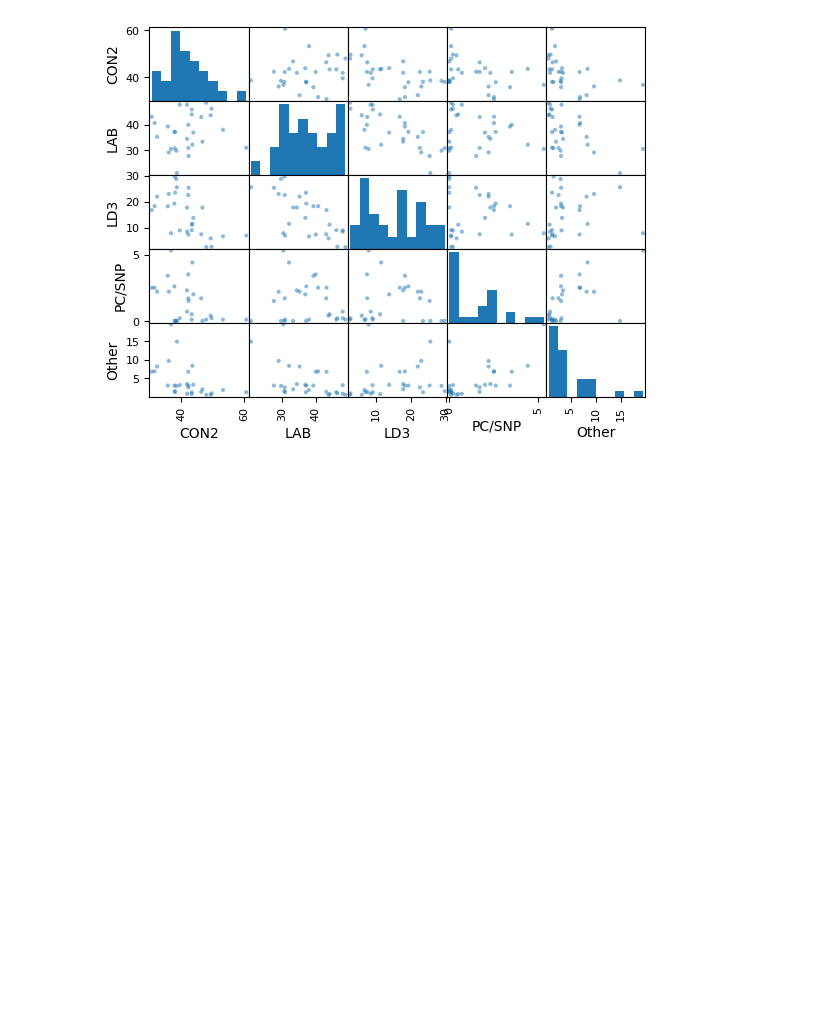
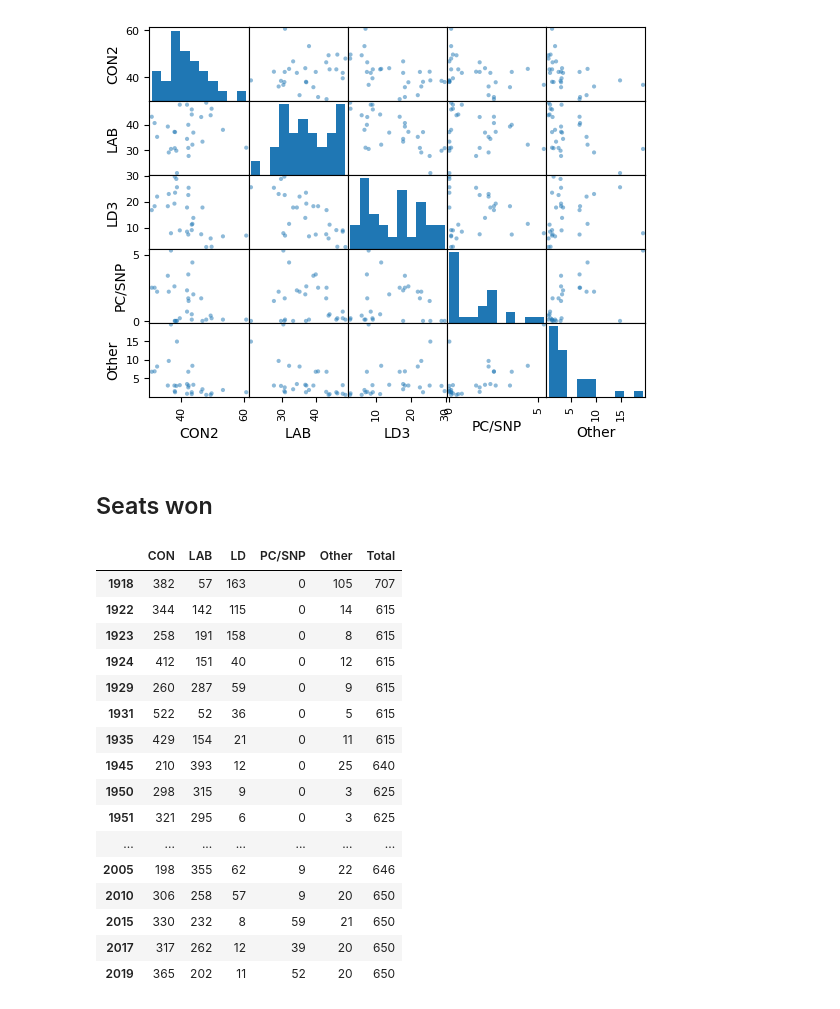
Before and after one commit to stelios-c/uk_votes, a Jupyter notebook: uk_elections.ipynb, the cells around one changed output. Drawn from its saved outputs; the diff is of its cells as text; code cells hidden in the pictures; blank space fills up the shorter version.

```diff
--- a/uk_elections.ipynb
+++ b/uk_elections.ipynb
@@ -39,3 +41,5 @@ array([[<Axes: xlabel='CON2', ylabel='CON2'>,
         <Axes: xlabel='PC/SNP', ylabel='Other'>,
         <Axes: xlabel='Other', ylabel='Other'>]], dtype=object)
 [figure]
+# %% [markdown]
+## Seats won
@@ -41,0 +48,20 @@ array([[<Axes: xlabel='CON2', ylabel='CON2'>,
+# %%
+elections_seats
+# %% [output]
+|  | CON | LAB | LD | PC/SNP | Other | Total |
+| 1918 | 382 | 57 | 163 | 0 | 105 | 707 |
+| 1922 | 344 | 142 | 115 | 0 | 14 | 615 |
+| 1923 | 258 | 191 | 158 | 0 | 8 | 615 |
+| 1924 | 412 | 151 | 40 | 0 | 12 | 615 |
+| 1929 | 260 | 287 | 59 | 0 | 9 | 615 |
+| 1931 | 522 | 52 | 36 | 0 | 5 | 615 |
+| 1935 | 429 | 154 | 21 | 0 | 11 | 615 |
+| 1945 | 210 | 393 | 12 | 0 | 25 | 640 |
+| 1950 | 298 | 315 | 9 | 0 | 3 | 625 |
+| 1951 | 321 | 295 | 6 | 0 | 3 | 625 |
+| ... | ... | ... | ... | ... | ... | ... |
+| 2005 | 198 | 355 | 62 | 9 | 22 | 646 |
+| 2010 | 306 | 258 | 57 | 9 | 20 | 650 |
+| 2015 | 330 | 232 | 8 | 59 | 21 | 650 |
+| 2017 | 317 | 262 | 12 | 39 | 20 | 650 |
+| 2019 | 365 | 202 | 11 | 52 | 20 | 650 |
```
Also changed, not shown: parts of 3 cells of this notebook, 1 other file.
